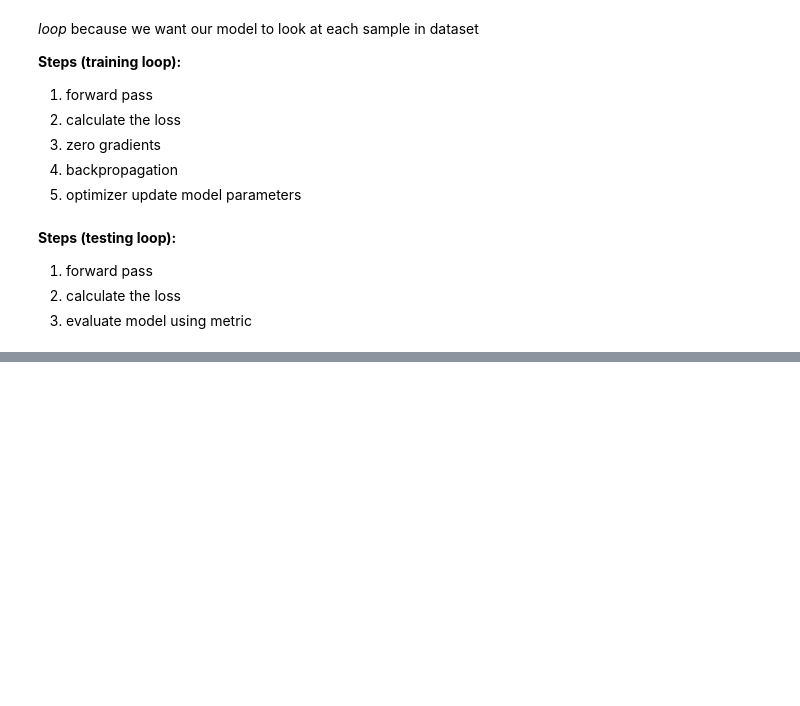
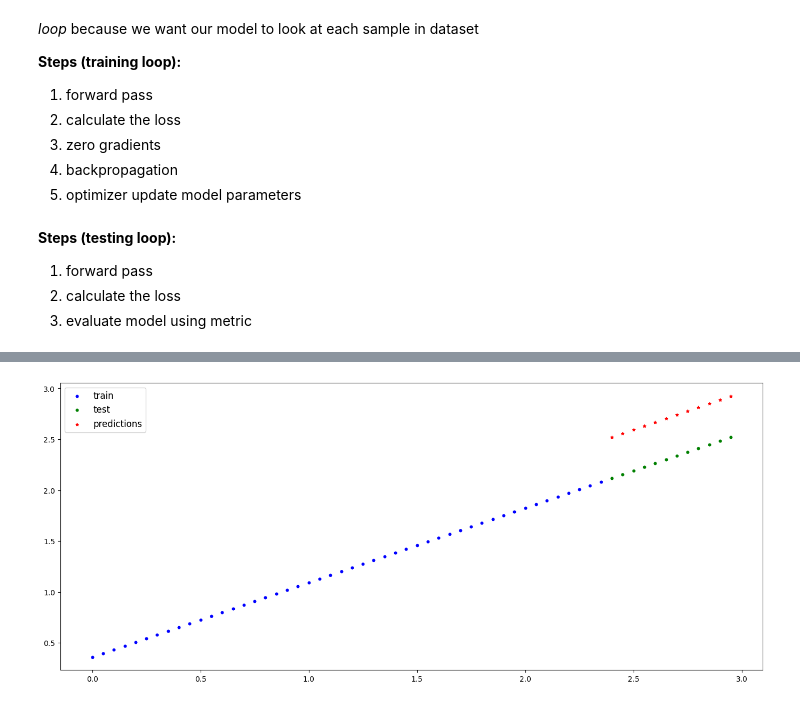
Before and after one commit to AnatolyAdamovich/learning, a Jupyter notebook: courses/pytorch/ch2-workflow.ipynb, the cells around one changed output, grey strips where cells are left out. Drawn from its saved outputs; the diff is of its cells as text; code cells hidden in the pictures; blank space fills up the shorter version.

```diff
--- a/courses/pytorch/ch2-workflow.ipynb
+++ b/courses/pytorch/ch2-workflow.ipynb
@@ -242,0 +247,8 @@ original parameters: weight = 0.73221 and bias = 0.36
+# %%
+model_0.eval()
+with torch.inference_mode():
+    predictions = model_0(X_test)
+
+plot_predictions(predictions=predictions)
+# %% [output]
+[figure, added]
```
Also changed, not shown: parts of 26 cells of this notebook.
